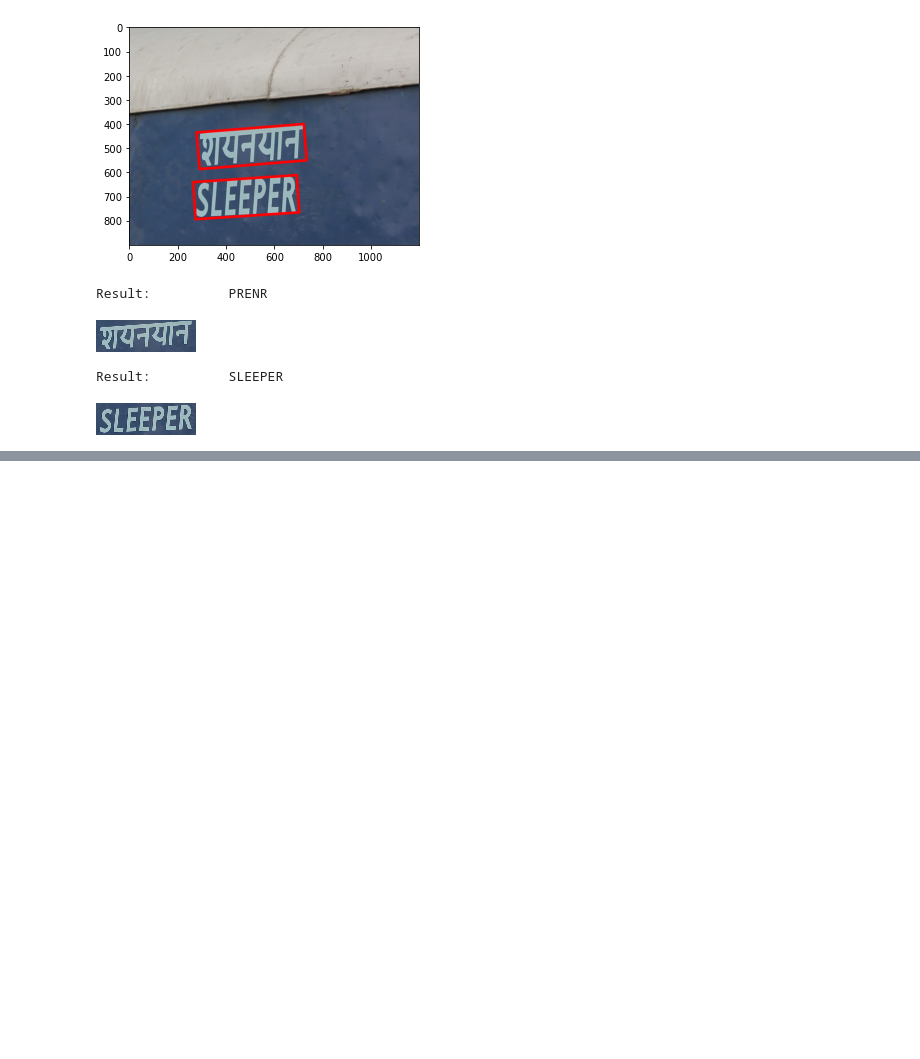
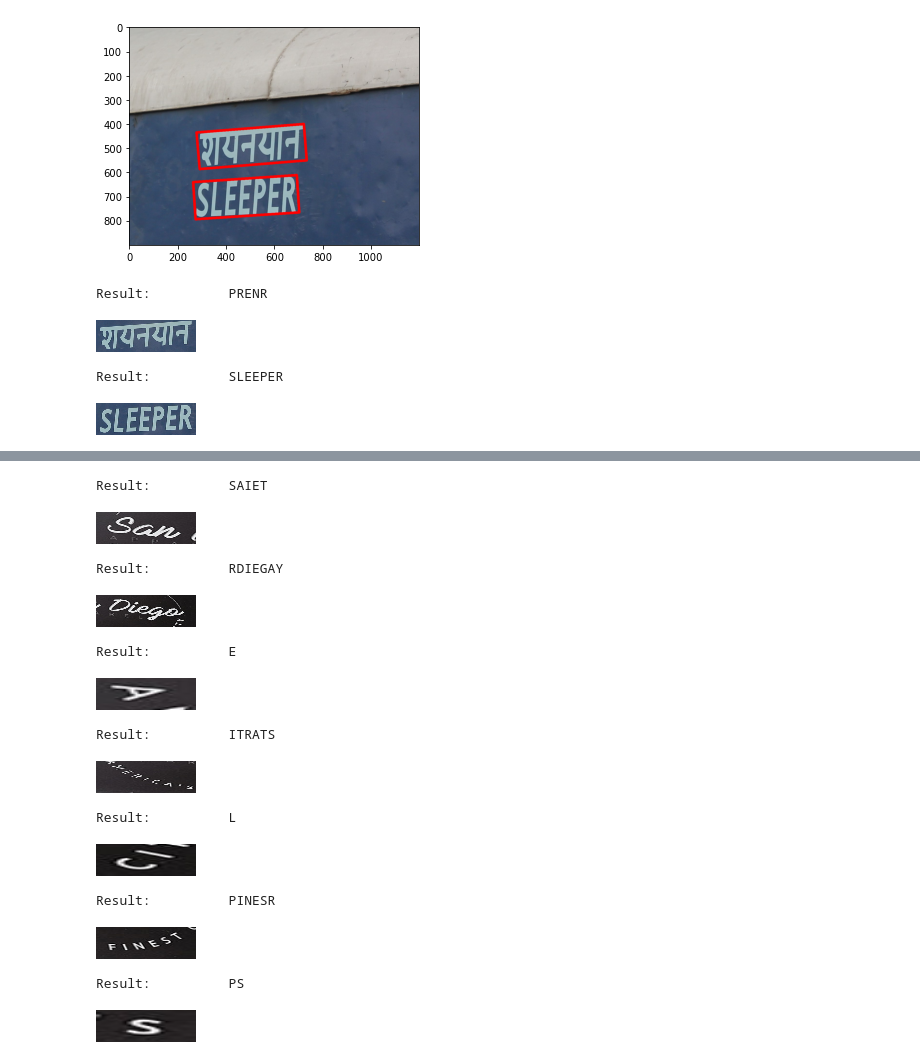
Before and after one commit to kec0130/AIFFEL-project, a Jupyter notebook: goingdeeper/G12_ocr_pjt.ipynb, the cells around one changed output, grey strips where cells are left out. Saved outputs shown, nothing was run; the diff lists cells and outputs as text; code cells hidden in the pictures; blank space fills up the shorter version.

```diff
--- a/goingdeeper/G12_ocr_pjt.ipynb
+++ b/goingdeeper/G12_ocr_pjt.ipynb
@@ -453,0 +461,18 @@ Result:          SLEEPER
+# %%
+for _img in cropped_img:
+    recognize_img(_img)
+# %% [output]
+Result:          SAIET
+[figure, added]
+Result:          RDIEGAY
+[figure, added]
+Result:          E
+[figure, added]
+Result:          ITRATS
+[figure, added]
+Result:          L
+[figure, added]
+Result:          PINESR
+[figure, added]
+Result:          PS
+[figure, added]
```
Also changed, not shown: parts of 9 cells of this notebook.
